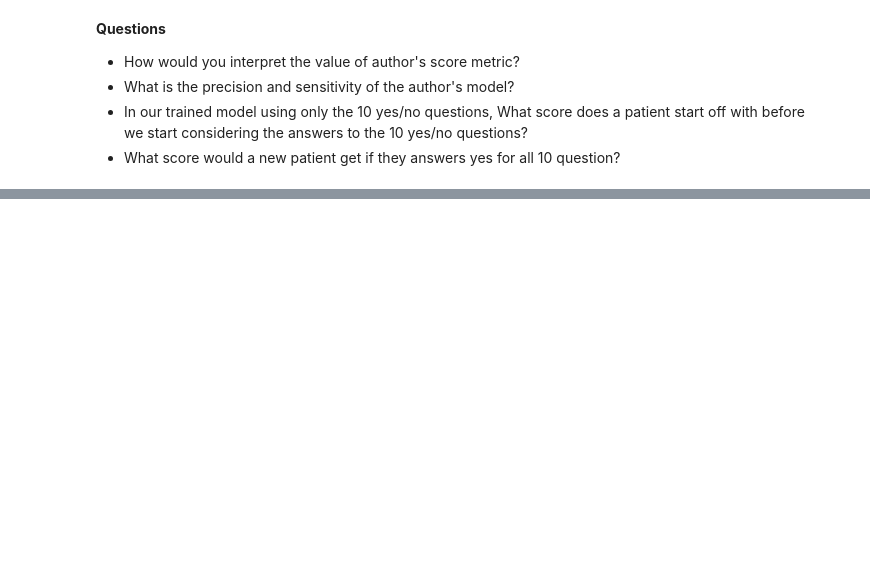
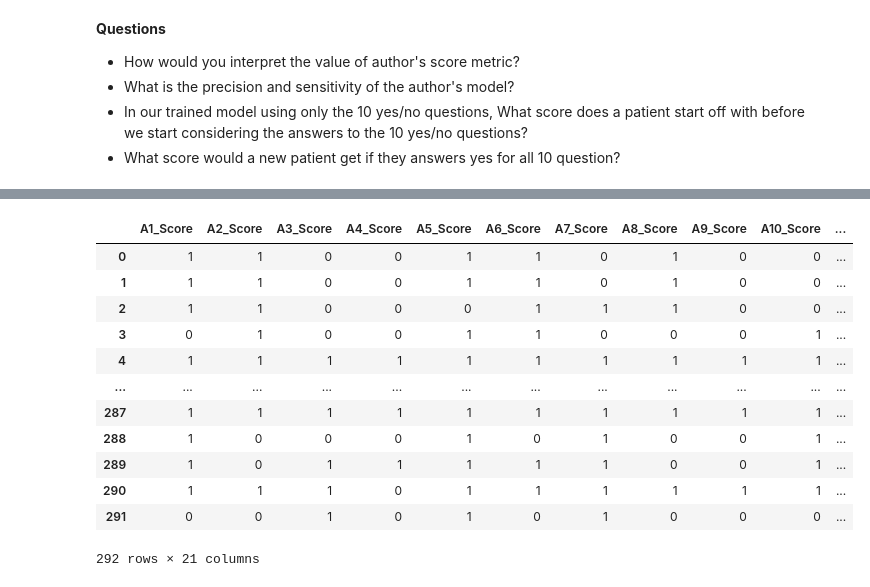
Before and after one commit to bigbioinformatics/Biomedical-ML-with-Python, a Jupyter notebook: Module_5/Module_5.ipynb, the cells around one changed output, grey strips where cells are left out. Saved outputs shown, nothing was run; the diff lists cells and outputs as text; code cells hidden in the pictures; blank space fills up the shorter version.

```diff
--- a/Module_5/Module_5.ipynb
+++ b/Module_5/Module_5.ipynb
@@ -60,0 +180,27 @@ Formatting, treat missing, transformations, feature selection -> Tidy data
+# %%
+#Those 'b' are python's way of displaying a bytes array and are not part of the data
+#They indicate you're treating a byte string, litterally a sequence of octets, which are ASCII cahracters.
+#They will appear only in nominal features. The numeric features "age" and "result" will not have them.
+#You can decode them using .decode("utf-8")
+
+#Let's decode only the nominal features
+for i in range(len(meta.types())):
+    if meta.types()[i] == 'nominal':
+        df[meta.names()[i]] = df[meta.names()[i]].str.decode('utf-8')
+# %%
+#let's look at the data now
+display(df)
+# %% [output]
+|  | A1_Score | A2_Score | A3_Score | A4_Score | A5_Score | A6_Score | A7_Score | A8_Score | A9_Score | A10_Score | ... |
+| 0 | 1 | 1 | 0 | 0 | 1 | 1 | 0 | 1 | 0 | 0 | ... |
+| 1 | 1 | 1 | 0 | 0 | 1 | 1 | 0 | 1 | 0 | 0 | ... |
+| 2 | 1 | 1 | 0 | 0 | 0 | 1 | 1 | 1 | 0 | 0 | ... |
+| 3 | 0 | 1 | 0 | 0 | 1 | 1 | 0 | 0 | 0 | 1 | ... |
+| 4 | 1 | 1 | 1 | 1 | 1 | 1 | 1 | 1 | 1 | 1 | ... |
+| ... | ... | ... | ... | ... | ... | ... | ... | ... | ... | ... | ... |
+| 287 | 1 | 1 | 1 | 1 | 1 | 1 | 1 | 1 | 1 | 1 | ... |
+| 288 | 1 | 0 | 0 | 0 | 1 | 0 | 1 | 0 | 0 | 1 | ... |
+| 289 | 1 | 0 | 1 | 1 | 1 | 1 | 1 | 0 | 0 | 1 | ... |
+| 290 | 1 | 1 | 1 | 0 | 1 | 1 | 1 | 1 | 1 | 1 | ... |
+| 291 | 0 | 0 | 1 | 0 | 1 | 0 | 1 | 0 | 0 | 0 | ... |
+292 rows × 21 columns
```
Also changed, not shown: parts of 55 cells of this notebook, 2 other files.
